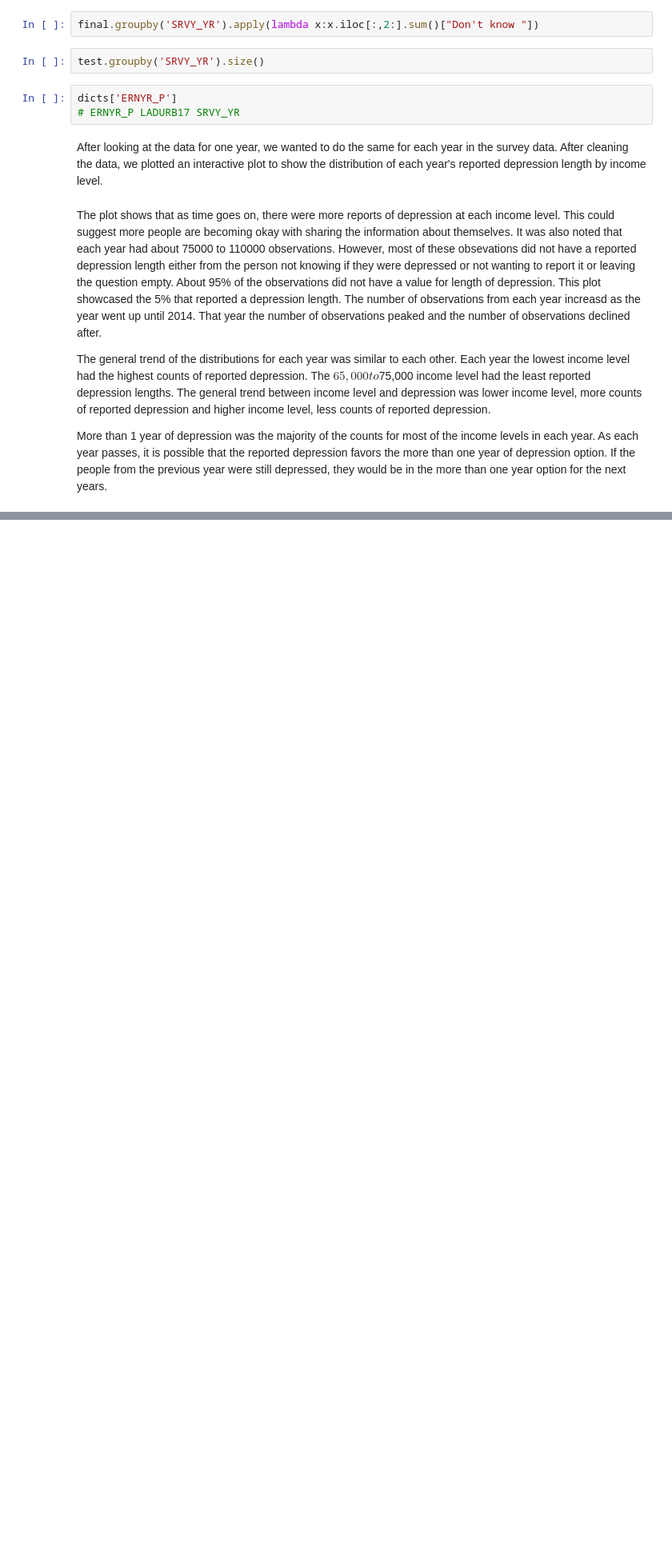
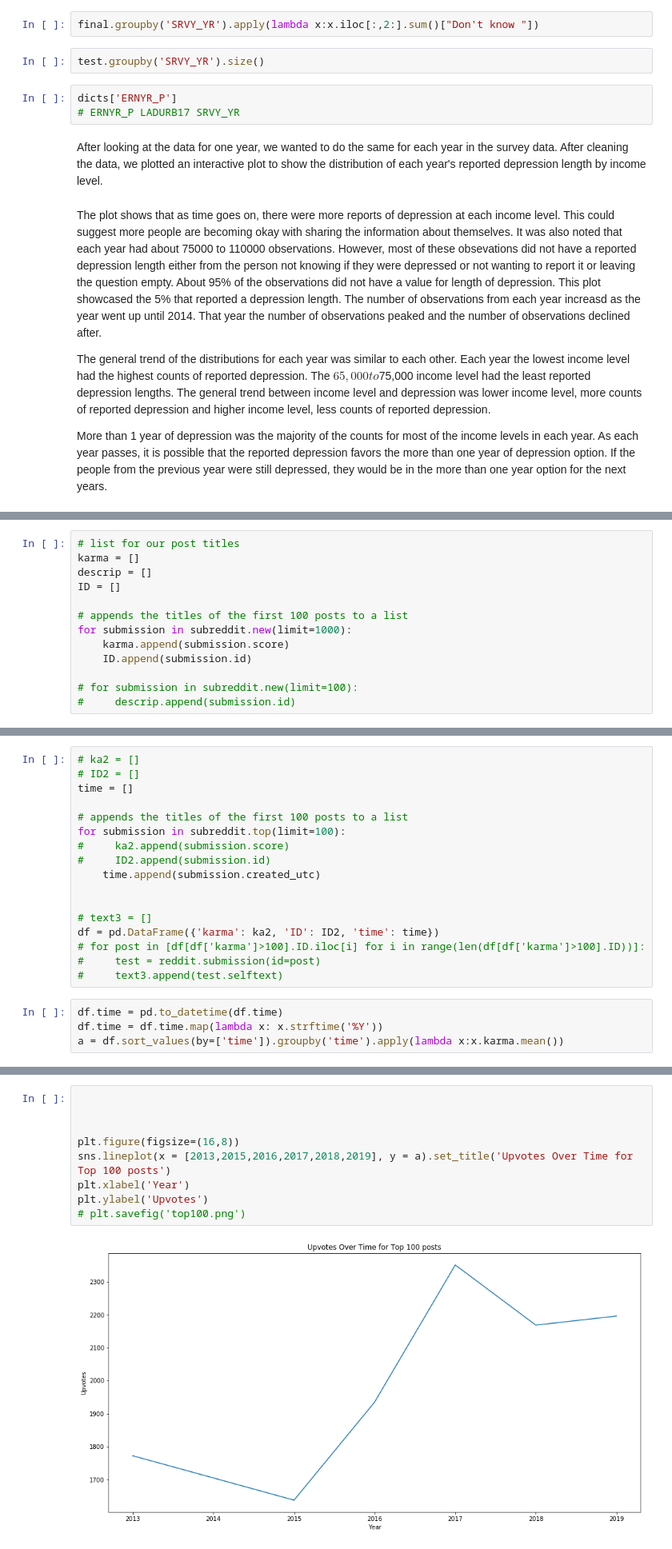
Before and after one commit to andy-alba/Analyzing-Mental-Health-in-America, a Jupyter notebook: Feature_Dictionary_Maker.ipynb, the cells around one changed output, grey strips where cells are left out. Shown at 80% size. Drawn from its saved outputs; the diff is of its cells as text; blank space fills up the shorter version.

```diff
--- a/Feature_Dictionary_Maker.ipynb
+++ b/Feature_Dictionary_Maker.ipynb
@@ -160,0 +204,13 @@ More than 1 year of depression was the majority of the counts for most of the in
+# %%
+# list for our post titles
+karma = []
+descrip = []
+ID = []
+
+# appends the titles of the first 100 posts to a list
+for submission in subreddit.new(limit=1000):
+    karma.append(submission.score)
+    ID.append(submission.id)
+
+# for submission in subreddit.new(limit=100):
+#     descrip.append(submission.id)
@@ -160,0 +229,21 @@ More than 1 year of depression was the majority of the counts for most of the in
+# %%
+# ka2 = []
+# ID2 = []
+time = []
+
+# appends the titles of the first 100 posts to a list
+for submission in subreddit.top(limit=100):
+#     ka2.append(submission.score)
+#     ID2.append(submission.id)
+    time.append(submission.created_utc)
+
+
+# text3 = []
+df = pd.DataFrame({'karma': ka2, 'ID': ID2, 'time': time})
+# for post in [df[df['karma']>100].ID.iloc[i] for i in range(len(df[df['karma']>100].ID))]:
+#     test = reddit.submission(id=post)
+#     text3.append(test.selftext)
+# %%
+df.time = pd.to_datetime(df.time)
+df.time = df.time.map(lambda x: x.strftime('%Y'))
+a = df.sort_values(by=['time']).groupby('time').apply(lambda x:x.karma.mean())
@@ -160,0 +261,11 @@ More than 1 year of depression was the majority of the counts for most of the in
+# %%
+
+
+
+plt.figure(figsize=(16,8))
+sns.lineplot(x = [2013,2015,2016,2017,2018,2019], y = a).set_title('Upvotes Over Time for Top 100 posts')
+plt.xlabel('Year')
+plt.ylabel('Upvotes')
+# plt.savefig('top100.png')
+# %% [output]
+[figure, added]
```
Also changed, not shown: parts of 18 cells of this notebook.
